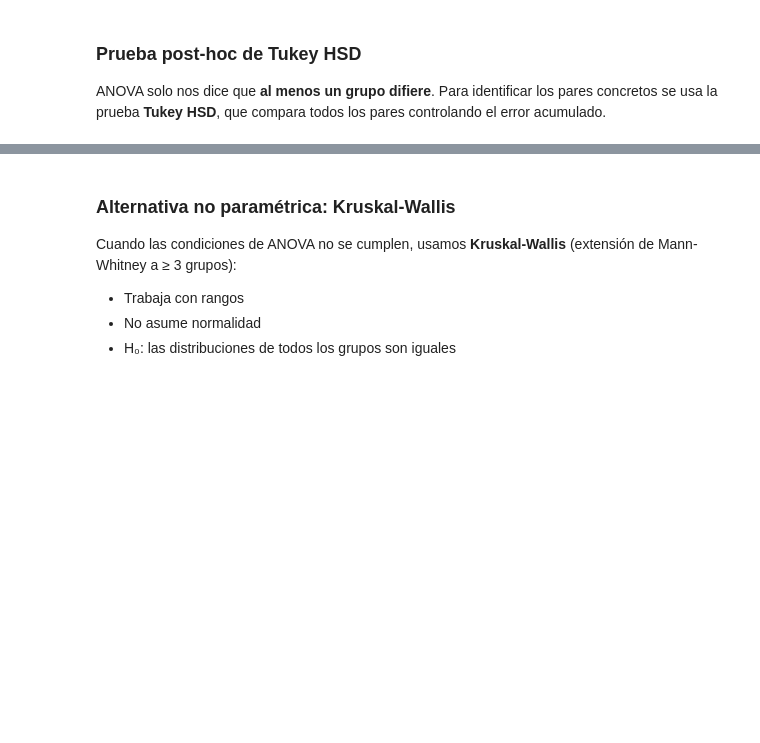
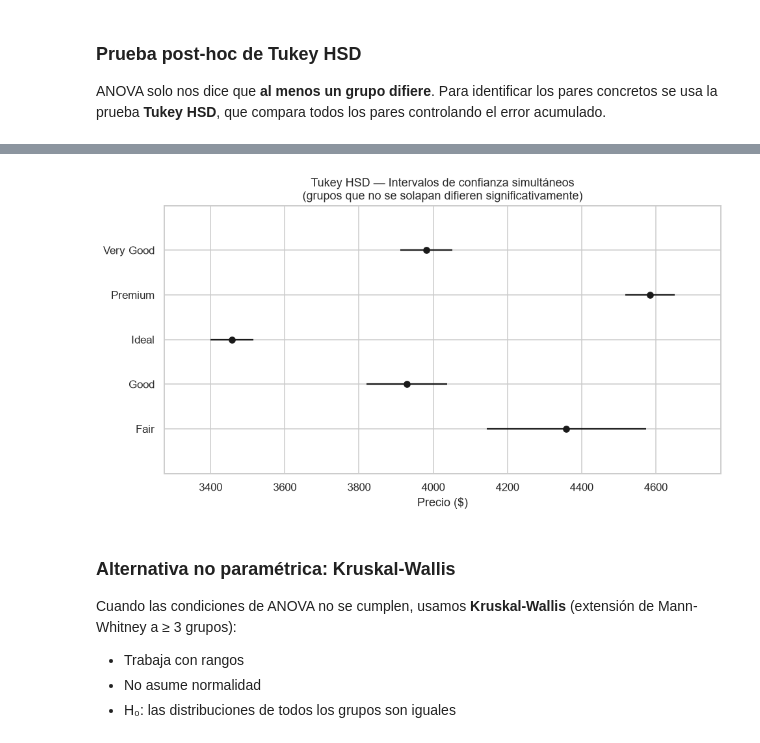
Before and after one commit to aalasan202/DLCD, a Jupyter notebook: UD2/Bloque_4_Tests_de_Independencia/B4_S2_ANOVA_MI_y_Documentacion.ipynb, the cells around one changed output, grey strips where cells are left out. Drawn from its saved outputs; the diff is of its cells as text; code cells hidden in the pictures; blank space fills up the shorter version.

```diff
--- a/UD2/Bloque_4_Tests_de_Independencia/B4_S2_ANOVA_MI_y_Documentacion.ipynb
+++ b/UD2/Bloque_4_Tests_de_Independencia/B4_S2_ANOVA_MI_y_Documentacion.ipynb
@@ -108,12 +144,11 @@ print(tukey)
 # %%
 fig = tukey.plot_simultaneous(figsize=(9, 5))
-plt.title(
-    'Tukey HSD — Intervalos de confianza simultáneos\n'
-    '(grupos que no se solapan difieren significativamente)'
-)
+plt.title('Tukey HSD — Intervalos de confianza simultáneos\n(grupos que no se solapan difieren significativamente)')
 plt.xlabel('Precio ($)')
 plt.tight_layout()
 plt.show()
+# %% [output]
+[figure, added]
 # %% [markdown]
 ### Alternativa no paramétrica: Kruskal-Wallis
 
```
Also changed, not shown: parts of 12 cells of this notebook.
